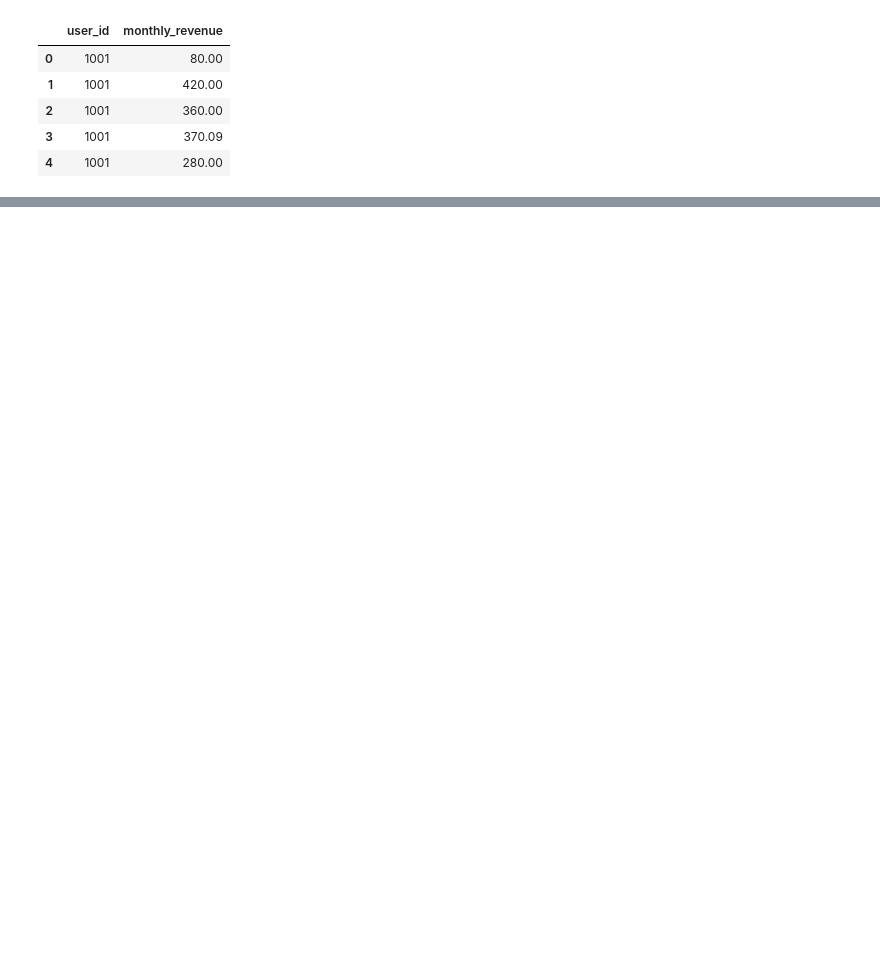
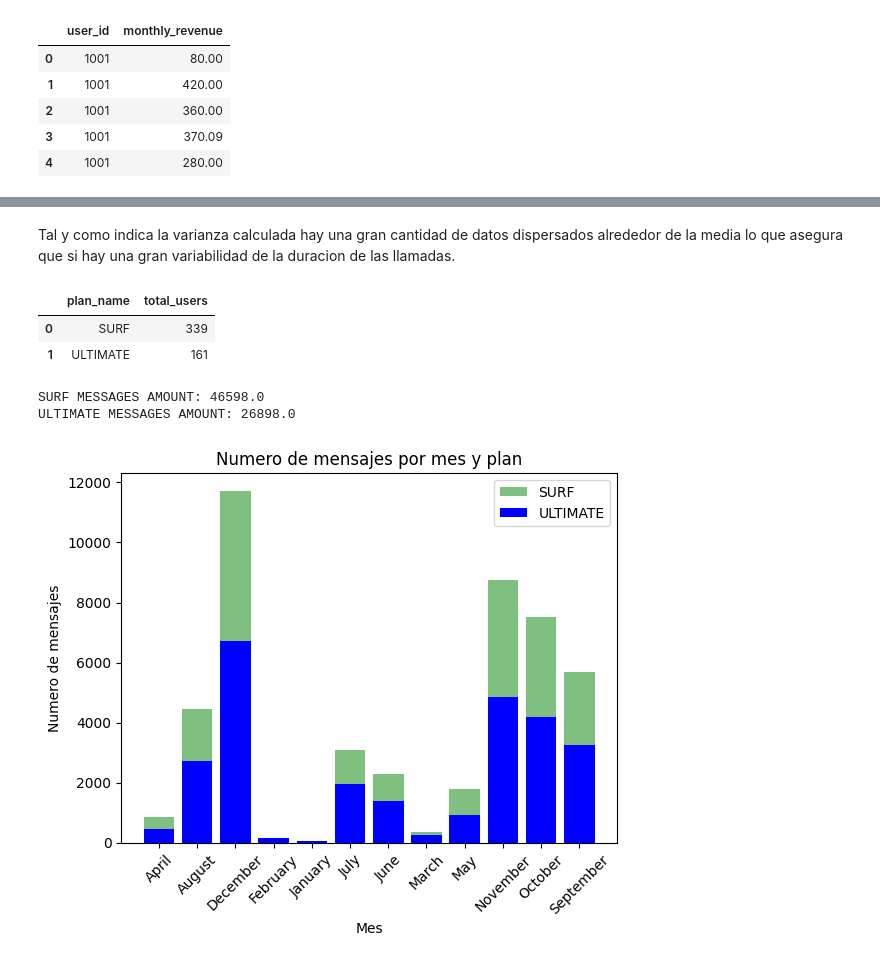
Before and after one commit to Dussand/telecomunicaciones_megaline, a Jupyter notebook: analisis_data.ipynb, the cells around one changed output, grey strips where cells are left out. Cells and saved outputs as stored; diff of their text form; code cells hidden in the pictures; blank space fills up the shorter version.

```diff
--- a/analisis_data.ipynb
+++ b/analisis_data.ipynb
@@ -317,0 +397,36 @@ income_monthly[['user_id', 'monthly_revenue']].head()
+# %% [markdown]
+Tal y como indica la varianza calculada hay una gran cantidad de datos dispersados alrededor de la media lo que asegura que si hay una gran variabilidad de la duracion de las llamadas.
+# %%
+#agrupamos por plan y contamos la cantidad de usuarios unicos que tiene cada uno
+
+total_users = total_users.groupby('plan_name')['user_id'].nunique().reset_index(name = 'total_users')
+total_users
+# %% [output]
+|  | plan_name | total_users |
+| 0 | SURF | 339 |
+| 1 | ULTIMATE | 161 |
+# %%
+# Comprara el número de mensajes que tienden a enviar cada mes los usuarios de cada plan
+
+total_messages = income_monthly.groupby(['plan_name','month'])['send_messages'].sum().reset_index(name = 'total_messages')
+
+surf_data_messages = total_messages.loc[total_messages['plan_name'] == 'SURF']
+print(f'SURF MESSAGES AMOUNT:', surf_data_messages['total_messages'].sum())
+ultimate_data_messages = total_messages.loc[total_messages['plan_name'] == 'ULTIMATE']
+print(f'ULTIMATE MESSAGES AMOUNT:', ultimate_data_messages['total_messages'].sum())
+
+
+plt.bar(surf_data_messages['month'], surf_data_messages['total_messages'], label='SURF', color='green', alpha = 0.5)
+plt.bar(ultimate_data_messages['month'], ultimate_data_messages['total_messages'], label='ULTIMATE', color='blue')
+
+
+plt.xlabel('Mes')
+plt.ylabel('Numero de mensajes')
+plt.title('Numero de mensajes por mes y plan')
+plt.legend()
+plt.xticks(rotation=45)
+plt.show()
+# %% [output]
+SURF MESSAGES AMOUNT: 46598.0
+ULTIMATE MESSAGES AMOUNT: 26898.0
+[figure, added]
```
Also changed, not shown: parts of 12 cells of this notebook.
